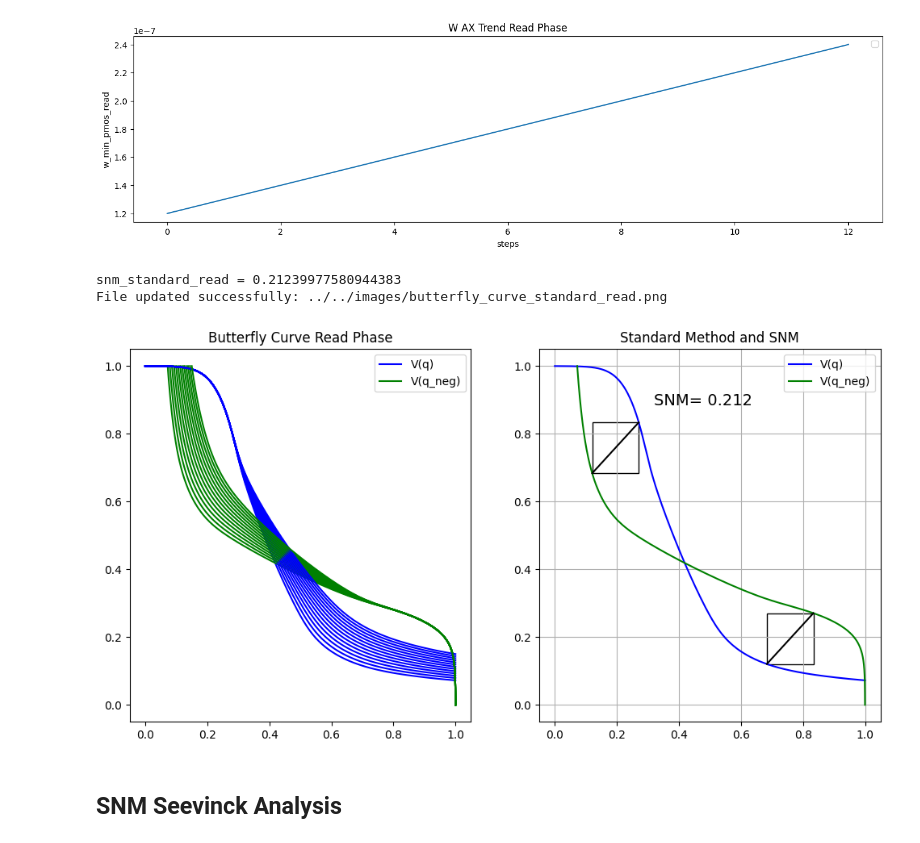
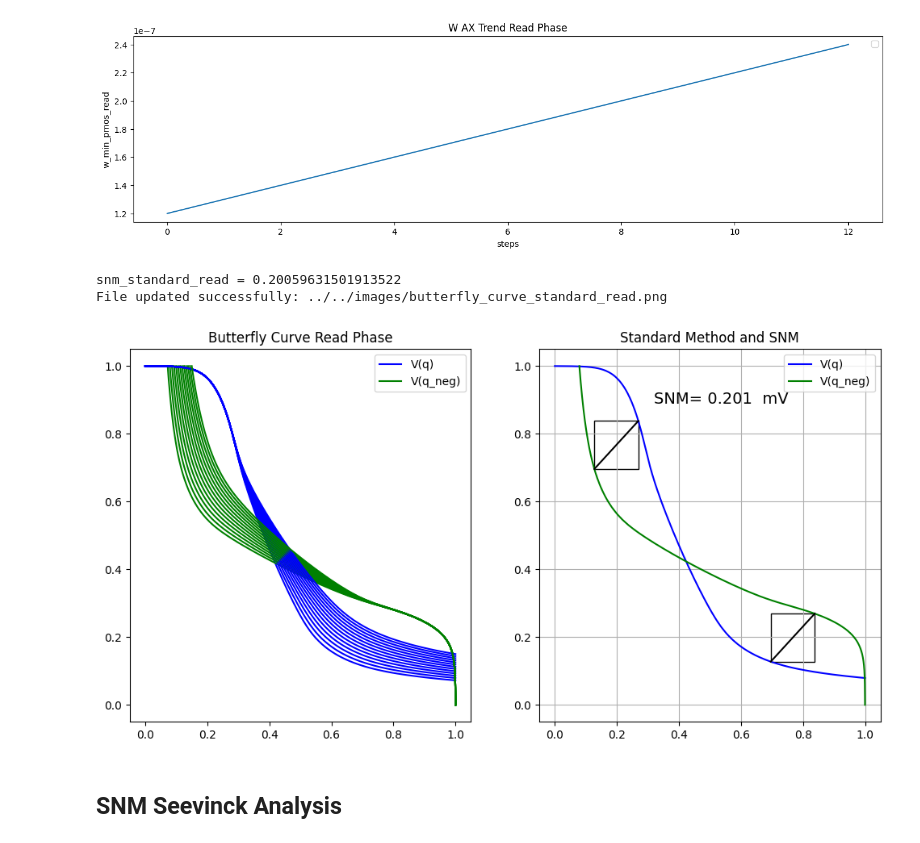
Before and after one commit to gubbriaco/sram-analysis, a Jupyter notebook: python/drv-analysis/drv_analysis.ipynb, the cells around one changed output. Saved outputs shown, nothing was run; the diff lists cells and outputs as text; code cells hidden in the pictures.

```diff
--- a/python/drv-analysis/drv_analysis.ipynb
+++ b/python/drv-analysis/drv_analysis.ipynb
@@ -212,31 +212,31 @@ File updated successfully: ../../images/w_ax_standard_read.png
 # %%
 fig, axs = plt.subplots(1, 2, figsize=(12, 6))
 x_vq_standard_read = []
 vq_standard_read = []
 x_vqneg_standard_read = []
 vqneg_standard_read = []
 for step in range(len(steps)):
     x_vq_standard_read.append(vsweep_standard_read.get_wave(step))
     vq_standard_read.append(v_q_standard_read.get_wave(step))
     x_vqneg_standard_read.append(v_q_standard_read.get_wave(step))
     vqneg_standard_read.append(vsweep_standard_read.get_wave(step))
     axs[0].plot(vsweep_standard_read.get_wave(step), v_q_standard_read.get_wave(step), label=steps[step], color='blue')
     axs[0].plot(v_q_standard_read.get_wave(step), vsweep_standard_read.get_wave(step), label=steps[step], color='green')
 axs[0].set_title("Butterfly Curve Read Phase")
 axs[0].legend(["V(q)", "V(q_neg)"])
 
-w_ax_pick_pos_standard_read = 0
+w_ax_pick_pos_standard_read = 1
 snm_standard_read = standard_processing(x_vq=x_vq_standard_read[w_ax_pick_pos_standard_read], vq=vq_standard_read[w_ax_pick_pos_standard_read], x_vqneg=x_vqneg_standard_read[w_ax_pick_pos_standard_read], vqneg=vqneg_standard_read[w_ax_pick_pos_standard_read], ax=axs[1])
 print(f'snm_standard_read = {snm_standard_read}')
 
 butterfly_curve_standard_read_path_image = os.path.join(images, "butterfly_curve_standard_read.png")
 check_output_image(butterfly_curve_standard_read_path_image)
 plt.savefig(butterfly_curve_standard_read_path_image)
 plt.show()
 # %% [output]
-snm_standard_read = 0.21239977580944383
+snm_standard_read = 0.20059631501913522
 File updated successfully: ../../images/butterfly_curve_standard_read.png
-[figure, old version]
+[figure, new version]
 # %% [markdown]
 <h2>SNM Seevinck Analysis</h2>
 # %% [markdown]
```
Also changed, not shown: parts of 8 cells of this notebook, 20 other files.
